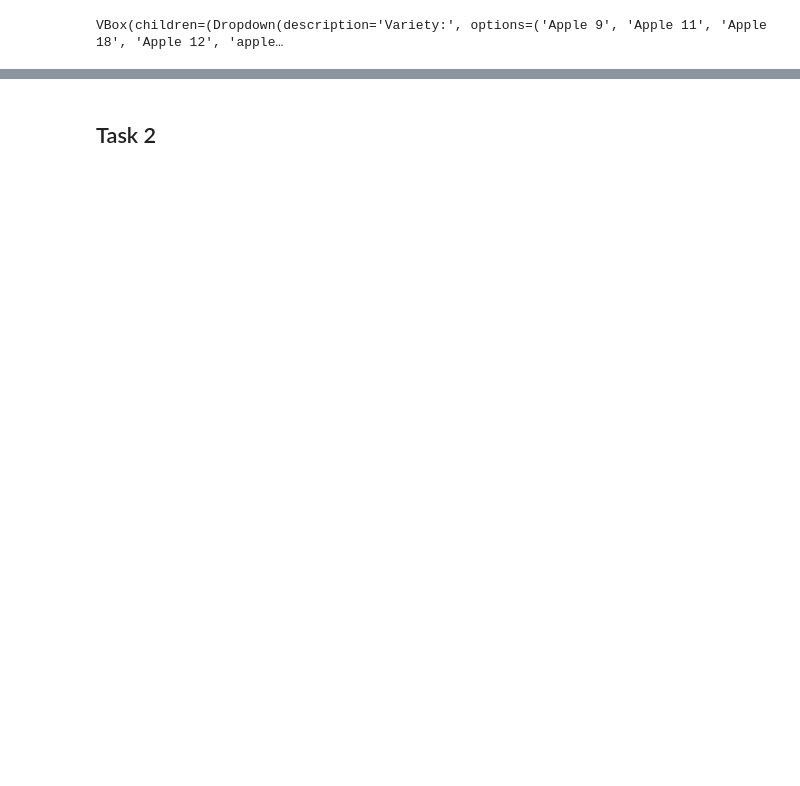
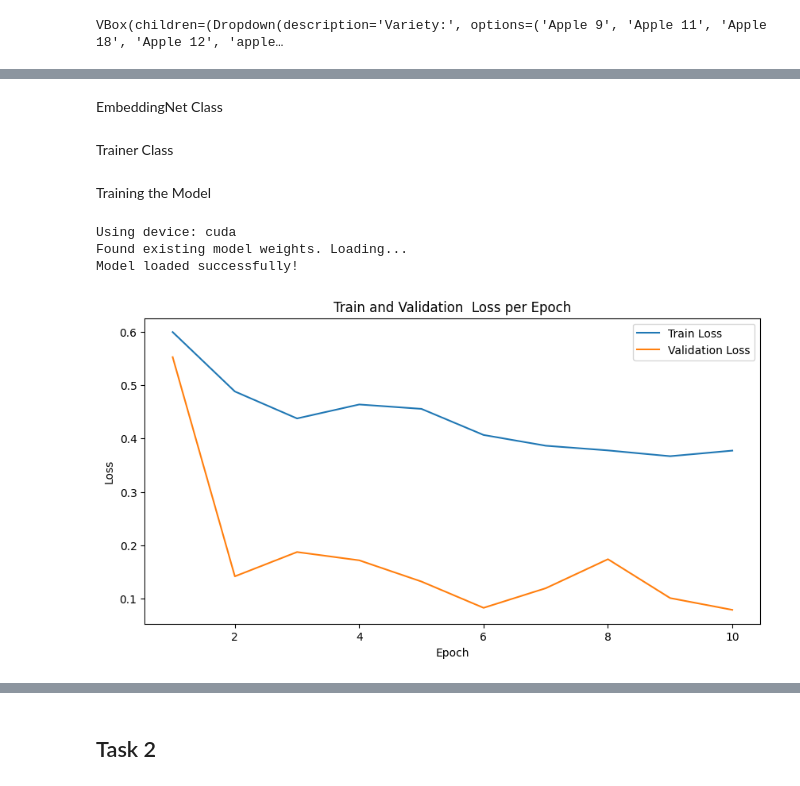
Before and after one commit to WouterFeijen/DL-Assignment-1, a Jupyter notebook: ass1_skeleton.ipynb, the cells around one changed output, grey strips where cells are left out. Saved outputs shown, nothing was run; the diff lists cells and outputs as text; code cells hidden in the pictures; blank space fills up the shorter version.

Commit message:
Added exercise 1 to the main notebook, together with current model weights for embeddingNet

```diff
--- a/ass1_skeleton.ipynb
+++ b/ass1_skeleton.ipynb
@@ -112,0 +169,5 @@ NameError: name 'transform' is not defined
+# %%
+def pdist(vectors):
+    distance_matrix = -2 * vectors.mm(torch.t(vectors)) + vectors.pow(2).sum(dim=1).view(1, -1) + vectors.pow(2).sum(
+        dim=1).view(-1, 1)
+    return distance_matrix
@@ -112,0 +313,2 @@ NameError: name 'transform' is not defined
+# %% [markdown]
+EmbeddingNet Class
@@ -112,0 +383,2 @@ NameError: name 'transform' is not defined
+# %% [markdown]
+Trainer Class
@@ -112,0 +509,71 @@ NameError: name 'transform' is not defined
+# %% [markdown]
+Training the Model
+# %%
+print(f"Using device: {device}")
+
+# init model and save path
+embedding_net = EmbeddingNet(embedding_dim=128).to(device)
+
+base_path = get_base_path()
+model_save_path = os.path.join(base_path,"embedding_net_weights.pth")
+
+# margin
+margin = 1
+
+# criterion
+triplet_selector = InformativeTripletSelector(margin=margin)
+criterion = TripletLoss(margin=margin, triplet_selector=triplet_selector)
+
+validation_selector = RandomTripletSelector()
+criterion_validation = TripletLoss(margin=margin, triplet_selector=validation_selector)
+
+# optimizer
+optimizer = torch.optim.Adam(embedding_net.parameters(), lr=1e-3, weight_decay=1e-5)
+
+# batch sampler and dataloader
+train_batch_sampler = BalancedBatchSampler(train_data.targets, n_classes=10, n_samples=20)
+validation_batch_sampler = BalancedBatchSampler(test_data.targets, n_classes=10, n_samples=20)
+train_loader = torch.utils.data.DataLoader(train_data, batch_sampler=train_batch_sampler)
+validation_loader = torch.utils.data.DataLoader(test_data, batch_sampler=validation_batch_sampler)
+
+if os.path.exists(model_save_path):
+    print("Found existing model weights. Loading...")
+    # load dictionary
+    checkpoint = torch.load(model_save_path, map_location=device, weights_only=False)
+
+    # load weights and set model to eval mode
+    embedding_net.load_state_dict(checkpoint["model_state_dict"])
+    embedding_net.eval()
+    print("Model loaded successfully!")
+
+    plot_loss_history(checkpoint['train_losses'], checkpoint['validation_losses'])
+else:
+    print("No saved weights found. Starting training...")
+
+    # training
+    train = Trainer(model=embedding_net,
+                    device=device,
+                    criterion=criterion,
+                    optimizer=optimizer,
+                    train_DataLoader=train_loader,
+                    validation_DataLoader=validation_loader,
+                    n_epochs=10,
+                    criterion_validation=criterion_validation)
+
+    train_losses,val_losses = train.run_trainer()
+
+    # create checkpoint
+    checkpoint = {
+        'model_state_dict': embedding_net.state_dict(),
+        'train_losses': train_losses,
+        'validation_losses': val_losses
+    }
+
+    # save model weights
+    torch.save(checkpoint,model_save_path)
+    print(f"Training Complete. Model saved to {model_save_path}")
+# %% [output]
+Using device: cuda
+Found existing model weights. Loading...
+Model loaded successfully!
+[figure, added]
```
Also changed, not shown: parts of 21 cells of this notebook, 4 other files.
